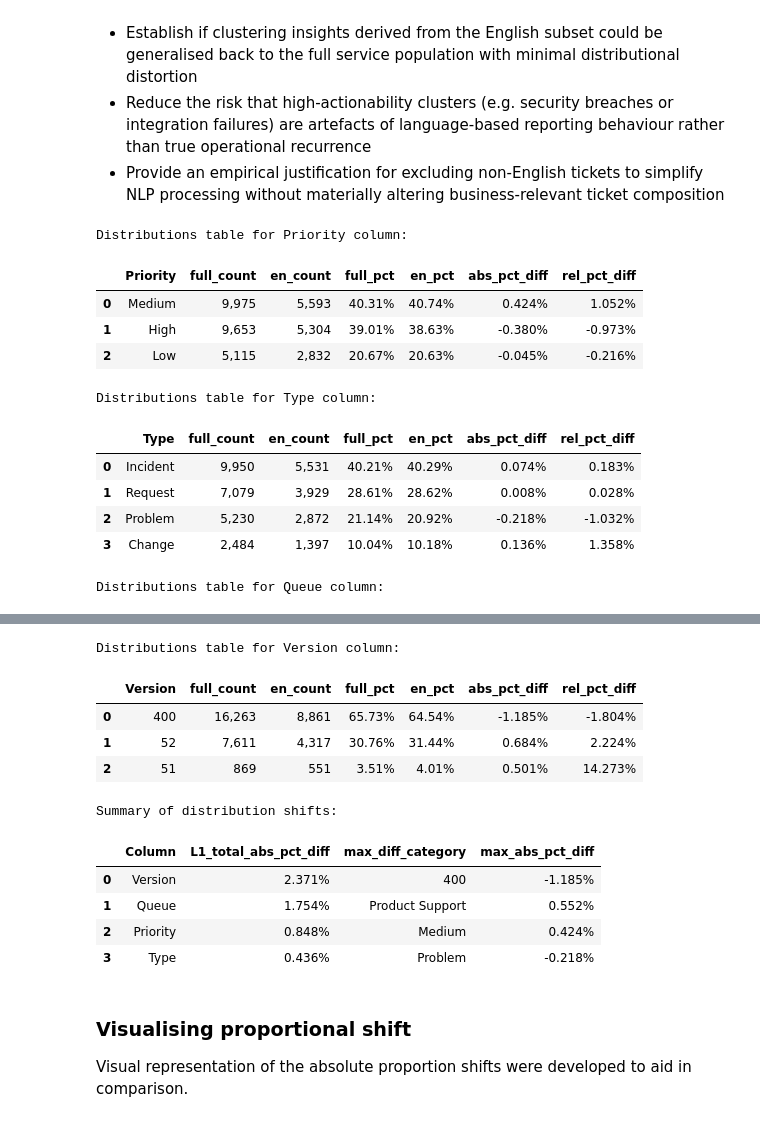
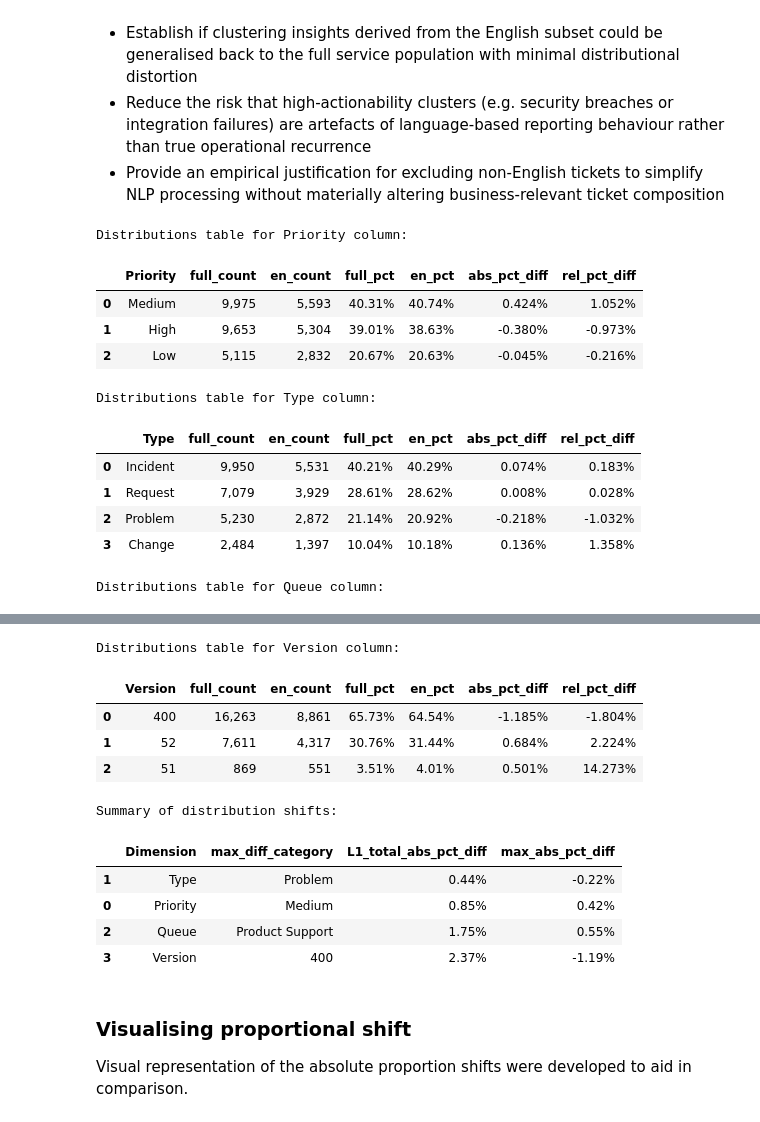
Before and after one commit to David-Golacis/IT-Support-Dashboard, a Jupyter notebook: Notebooks/01_Representativeness_Checks.ipynb, the cells around one changed output, grey strips where cells are left out. Cells and saved outputs as stored; diff of their text form; code cells hidden in the pictures.

```diff
--- a/Notebooks/01_Representativeness_Checks.ipynb
+++ b/Notebooks/01_Representativeness_Checks.ipynb
@@ -58,18 +53,18 @@ This dataset contained records with English and German responses. It was thought
 
 English resposnses accounted for 55.49% (13,729) of all records, which was a severe reduction in the usable data. Due to the significance of this reduction, it was thought to be necessary to carry out representativeness checks.
 # %%
-# Create English-only subset
-df_en = df[df["Language"] == "EN"]
+# Create an English-only subset
+df_en = df[df["Language"] == "EN"].copy()
 
 # Saving the English-only subset to CSV
 df_en.to_csv(Config.ENGLISH_CSV_PATH, index=False, encoding="latin-1")
 
 # Calculate the percentage reduction of records from subsetting
-english_percentage = len(df_en) / len(df) * 100
-german_percentage = 100 - english_percentage
+english_percentage = len(df_en) / len(df)
+german_percentage = 1 - english_percentage
 
-print(f"English-only rows: {len(df_en):,}")
-print(f"English-only percentage: {english_percentage:.2f}%")
-print(f"\nGerman-only rows: {len(df) - len(df_en):,}")
-print(f"German-only percentage: {german_percentage:.2f}%")
+print(f"\nEnglish-only rows: {len(df_en):,}, accounting for {english_percentage:.2%}")
+print(
+    f"\nGerman-only rows: {len(df) - len(df_en):,}, accounting for {german_percentage:.2%}"
+)
 # %% [output]
@@ -86,8 +79,8 @@ First, we wanted to see if subsetting for English-only entries would bias the po
 - Reduce the risk that high-actionability clusters (e.g. security breaches or integration failures) are artefacts of language-based reporting behaviour rather than true operational recurrence
 - Provide an empirical justification for excluding non-English tickets to simplify NLP processing without materially altering business-relevant ticket composition
 # %%
-# Helper: produce comparison table for a categorical column
 def compare_distribution(col, top_n=1000):
+    """Produce comparison table for a categorical column"""
     full_series = df[col]
     en_series = df_en[col]
     full_counts = full_series.value_counts(dropna=False)
@@ -152,9 +145,9 @@ for col in comparrison_cols.values():
 
     summary.append(
         {
-            "Column": col,
+            "Dimension": col,
+            "max_diff_category": max_cat,
             "L1_total_abs_pct_diff": L1,
-            "max_diff_category": max_cat,
             "max_abs_pct_diff": max_abs,
         }
     )
@@ -182,20 +175,18 @@ for col in comparrison_cols.values():
         encoding="latin-1",
     )
 
-
+# Create the summary of distributions dataframe
 absolute_shifts_df = pd.DataFrame(summary)
-absolute_shifts_df.sort_values("L1_total_abs_pct_diff", ascending=False, inplace=True)
-absolute_shifts_df.reset_index(drop=True, inplace=True)
 
 print("\nSummary of distribution shifts:")
 
 display(
-    absolute_shifts_df.style.format(
-        {"L1_total_abs_pct_diff": "{:.3%}", "max_abs_pct_diff": "{:.3%}"}
-    )
+    absolute_shifts_df.sort_values(
+        "L1_total_abs_pct_diff", ascending=True
+    ).style.format({"L1_total_abs_pct_diff": "{:.2%}", "max_abs_pct_diff": "{:.2%}"})
 )
 
-absolute_shifts_df.to_csv(
+absolute_shifts_df.sort_values("L1_total_abs_pct_diff", ascending=True).to_csv(
     Config.ABSOLUTE_SHIFT_PATH,
     index=False,
     encoding="latin-1",
@@ -203,38 +194,38 @@ absolute_shifts_df.to_csv(
 # %% [output]
 Distributions table for Priority column:
 |  | Priority | full_count | en_count | full_pct | en_pct | abs_pct_diff | rel_pct_diff |
 | 0 | Medium | 9,975 | 5,593 | 40.31% | 40.74% | 0.424% | 1.052% |
 | 1 | High | 9,653 | 5,304 | 39.01% | 38.63% | -0.380% | -0.973% |
 | 2 | Low | 5,115 | 2,832 | 20.67% | 20.63% | -0.045% | -0.216% |
 Distributions table for Type column:
 |  | Type | full_count | en_count | full_pct | en_pct | abs_pct_diff | rel_pct_diff |
 | 0 | Incident | 9,950 | 5,531 | 40.21% | 40.29% | 0.074% | 0.183% |
 | 1 | Request | 7,079 | 3,929 | 28.61% | 28.62% | 0.008% | 0.028% |
 | 2 | Problem | 5,230 | 2,872 | 21.14% | 20.92% | -0.218% | -1.032% |
 | 3 | Change | 2,484 | 1,397 | 10.04% | 10.18% | 0.136% | 1.358% |
 Distributions table for Queue column:
 |  | Queue | full_count | en_count | full_pct | en_pct | abs_pct_diff | rel_pct_diff |
 | 0 | Technical Support | 7,260 | 3,971 | 29.34% | 28.92% | -0.417% | -1.423% |
 | 1 | Product Support | 4,560 | 2,606 | 18.43% | 18.98% | 0.552% | 2.997% |
 | 2 | Customer Service | 3,732 | 2,045 | 15.08% | 14.90% | -0.188% | -1.244% |
 | 3 | IT Support | 2,943 | 1,609 | 11.89% | 11.72% | -0.175% | -1.468% |
 | 4 | Billing and Payments | 2,425 | 1,349 | 9.80% | 9.83% | 0.025% | 0.257% |
 | 5 | Returns and Exchanges | 1,226 | 686 | 4.95% | 5.00% | 0.042% | 0.843% |
 | 6 | Service Outages and Maintenance | 1,024 | 581 | 4.14% | 4.23% | 0.093% | 2.256% |
 | 7 | Sales and Pre-Sales | 763 | 410 | 3.08% | 2.99% | -0.097% | -3.156% |
 | 8 | Human Resources | 473 | 285 | 1.91% | 2.08% | 0.164% | 8.592% |
 | 9 | General Inquiry | 337 | 187 | 1.36% | 1.36% | 0.000% | 0.006% |
 Distributions table for Version column:
 |  | Version | full_count | en_count | full_pct | en_pct | abs_pct_diff | rel_pct_diff |
 | 0 | 400 | 16,263 | 8,861 | 65.73% | 64.54% | -1.185% | -1.804% |
 | 1 | 52 | 7,611 | 4,317 | 30.76% | 31.44% | 0.684% | 2.224% |
 | 2 | 51 | 869 | 551 | 3.51% | 4.01% | 0.501% | 14.273% |
 Summary of distribution shifts:
-|  | Column | L1_total_abs_pct_diff | max_diff_category | max_abs_pct_diff |
-| 0 | Version | 2.371% | 400 | -1.185% |
-| 1 | Queue | 1.754% | Product Support | 0.552% |
-| 2 | Priority | 0.848% | Medium | 0.424% |
-| 3 | Type | 0.436% | Problem | -0.218% |
+|  | Dimension | max_diff_category | L1_total_abs_pct_diff | max_abs_pct_diff |
+| 1 | Type | Problem | 0.44% | -0.22% |
+| 0 | Priority | Medium | 0.85% | 0.42% |
+| 2 | Queue | Product Support | 1.75% | 0.55% |
+| 3 | Version | 400 | 2.37% | -1.19% |
 # %% [markdown]
 ### Visualising proportional shift
 
```
Also changed, not shown: parts of 5 cells of this notebook, 17 other files.
